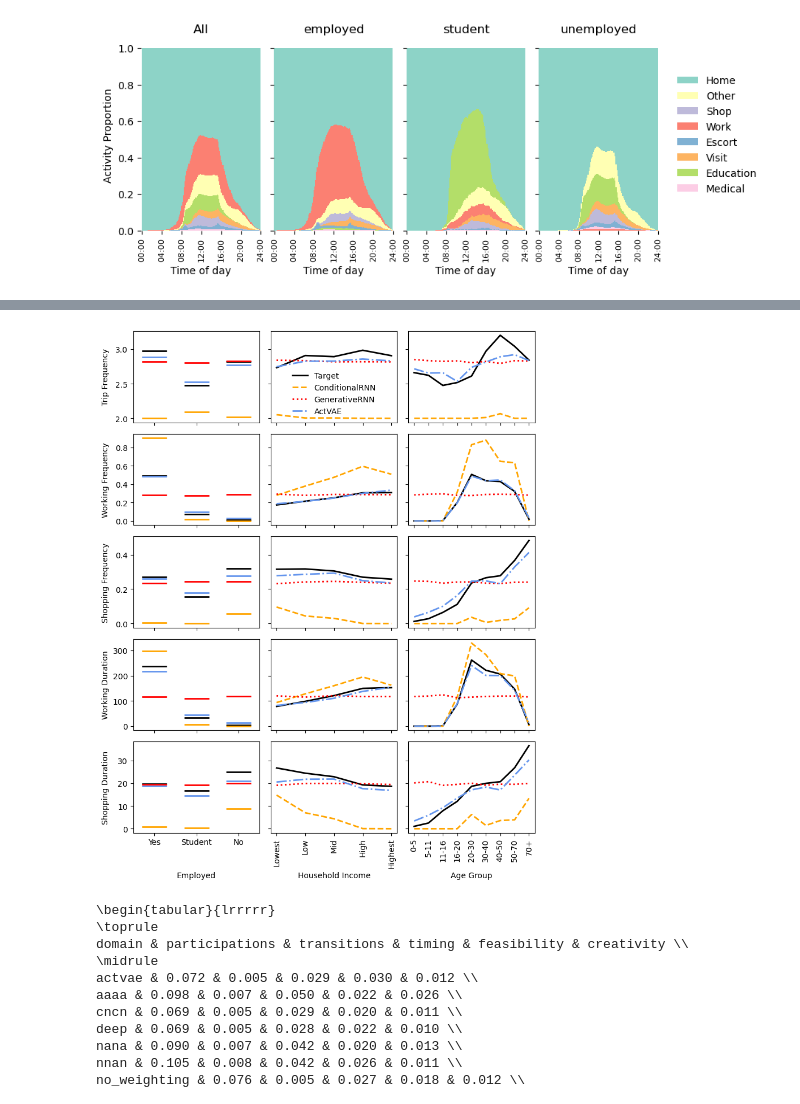
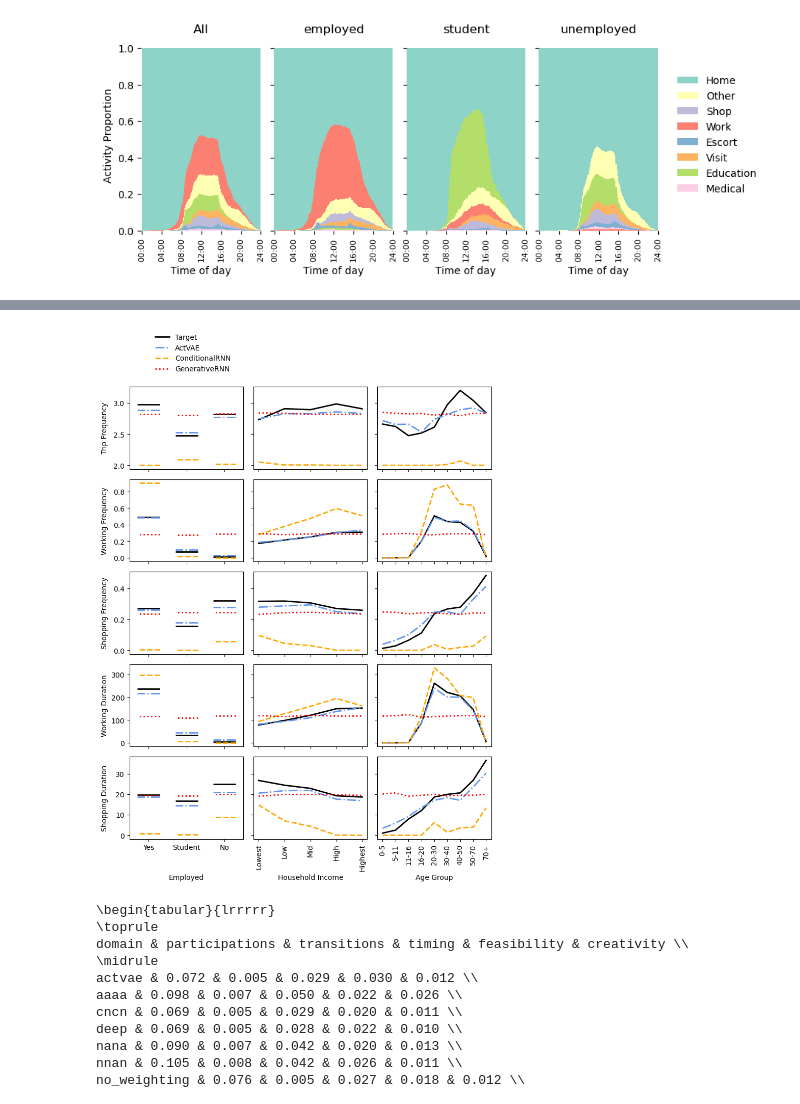
Before and after one commit to big-ucl/caveat, a Jupyter notebook: analysis/TRB_analysis.ipynb, the cells around one changed output, grey strips where cells are left out. Saved outputs shown, nothing was run; the diff lists cells and outputs as text; code cells hidden in the pictures.

```diff
--- a/analysis/TRB_analysis.ipynb
+++ b/analysis/TRB_analysis.ipynb
@@ -1426,5 +1426,5 @@ plot_schedules(target_schedules)
 # %%
-for n, p in batch_paths.items():
-    examples = pd.read_csv(next(find_nth(p))[1] / "synthetic_schedules.csv")
-    plot_schedules(examples)
+p = batch_paths["ActVAE"]
+examples = pd.read_csv(next(find_nth(p))[1] / "synthetic_schedules.csv")
+plot_schedules(examples)
 # %% [output]
@@ -1459,10 +1457,6 @@ fig = frequency_plots(
 for k, scheds in schedules.items():
     splits = split_on(scheds, attributes[k])
     fig = frequency_plots(
-        target_schedules,
-        splits,
-        observed_title="All",
-        color=cmap,
-        figsize=(9, 3.5),
+        scheds, splits, observed_title="All", color=cmap, figsize=(9, 3.5)
     )
 # %% [output]
@@ -1512,9 +1506,9 @@ def plot_conditionals(
     ]
     colours = [
         "black",
+        "cornflowerblue",
         "orange",
         "red",
-        "cornflowerblue",
         "purple",
         "grey",
         "black",
@@ -1522,7 +1516,7 @@ def plot_conditionals(
         "pink",
         "green",
     ]
-    styles = ["-", "--", ":", "-.", ":", ".-"]
+    styles = ["-", "-.", "--", ":", ":", ".-"]
 
     fig, axs = plt.subplots(5, 3, figsize=figsize, sharex="col", sharey="row")
 
@@ -1543,9 +1537,16 @@ def plot_conditionals(
     df = pd.DataFrame(data)
     ax = axs[0][0]
     # change to bar plot
-    for n, col in zip(df.columns, colours):
+    for n, col, s in zip(df.columns, colours, styles):
         ax.scatter(
-            df.index, df[n], label=n, color=col, lw=2, marker="_", s=1000
+            df.index,
+            df[n],
+            label=n,
+            color=col,
+            lw=2,
+            marker="_",
+            s=1000,
+            linestyle=s,
         )
     ax.set_ylabel("Trip Frequency")
     ax.legend().remove()
@@ -1605,9 +1606,16 @@ def plot_conditionals(
 
     df = pd.DataFrame(data)
     ax = axs[1][0]
-    for n, col in zip(df.columns, colours):
+    for n, col, s in zip(df.columns, colours, styles):
         ax.scatter(
-            df.index, df[n], label=n, color=col, lw=2, marker="_", s=1000
+            df.index,
+            df[n],
+            label=n,
+            color=col,
+            lw=2,
+            marker="_",
+            s=1000,
+            linestyle=s,
         )
     ax.set_ylabel("Working Frequency")
     ax.legend().remove()
@@ -1669,9 +1677,16 @@ def plot_conditionals(
 
     df = pd.DataFrame(data)
     ax = axs[2][0]
-    for n, col in zip(df.columns, colours):
+    for n, col, s in zip(df.columns, colours, styles):
         ax.scatter(
-            df.index, df[n], label=n, color=col, lw=2, marker="_", s=1000
+            df.index,
+            df[n],
+            label=n,
+            color=col,
+            lw=2,
+            marker="_",
+            s=1000,
+            linestyle=s,
         )
     ax.set_ylabel("Shopping Frequency")
     ax.legend().remove()
@@ -1733,9 +1748,16 @@ def plot_conditionals(
 
     df = pd.DataFrame(data)
     ax = axs[3][0]
-    for n, col in zip(df.columns, colours):
+    for n, col, s in zip(df.columns, colours, styles):
         ax.scatter(
-            df.index, df[n], label=n, color=col, lw=2, marker="_", s=1000
+            df.index,
+            df[n],
+            label=n,
+            color=col,
+            lw=2,
+            marker="_",
+            s=1000,
+            linestyle=s,
         )
     ax.legend().remove()
     ax.set_ylabel("Working Duration")
@@ -1797,9 +1819,16 @@ def plot_conditionals(
 
     df = pd.DataFrame(data)
     ax = axs[4][0]
-    for n, col in zip(df.columns, colours):
+    for n, col, s in zip(df.columns, colours, styles):
         ax.scatter(
-            df.index, df[n], label=n, color=col, lw=2, marker="_", s=1000
+            df.index,
+            df[n],
+            label=n,
+            color=col,
+            lw=2,
+            marker="_",
+            s=1000,
+            linestyle=s,
         )
     ax.legend().remove()
     ax.set_xlim(-0.5, 2.5)
@@ -1841,35 +1870,43 @@ def plot_conditionals(
     data = {"Target": {}}
     for i, split in splits.items():
         data["Target"][i] = duration(split, act="shop")
 
     for n, scheds in schedules.items():
         data[n] = {}
         atts = attributes[n]
         splits = split_on(scheds, atts, by="age_group")
         for i, split in splits.items():
             data[n][i] = duration(split, act="shop")
 
     df = pd.DataFrame(data)
     ax = axs[4][2]
     df.loc[age_order].plot.line(ax=ax, color=colours, style=styles, lw=2)
     ax.legend().remove()
     ax.set_xlabel("Age Group")
     ax.set_xticks(range(len(ages)), ages, rotation=90)
 
     # for ax in axs.flat:
     #     ax.grid(visible=True, which="major", axis="x", color="grey", linestyle="-")
 
-    axs[0][1].legend(loc="lower center", frameon=False, fontsize=10)
+    handles, labels = ax.get_legend_handles_labels()
+    fig.legend(
+        handles,
+        labels,
+        loc="lower center",
+        frameon=False,
+        fontsize=10,
+        bbox_to_anchor=(0.25, 1),
+    )
 
     fig.align_ylabels(axs[:, 0])
     fig.align_xlabels(axs[-1, :])
 
     fig.tight_layout()
 
 
 plot_conditionals(schedules, attributes, target_schedules, target_attributes)
 # %% [output]
-[figure, old version]
+[figure, new version]
 # %%
 # structure ablation
 ablations = {
```
Also changed, not shown: parts of 8 cells of this notebook, 25 other files.
